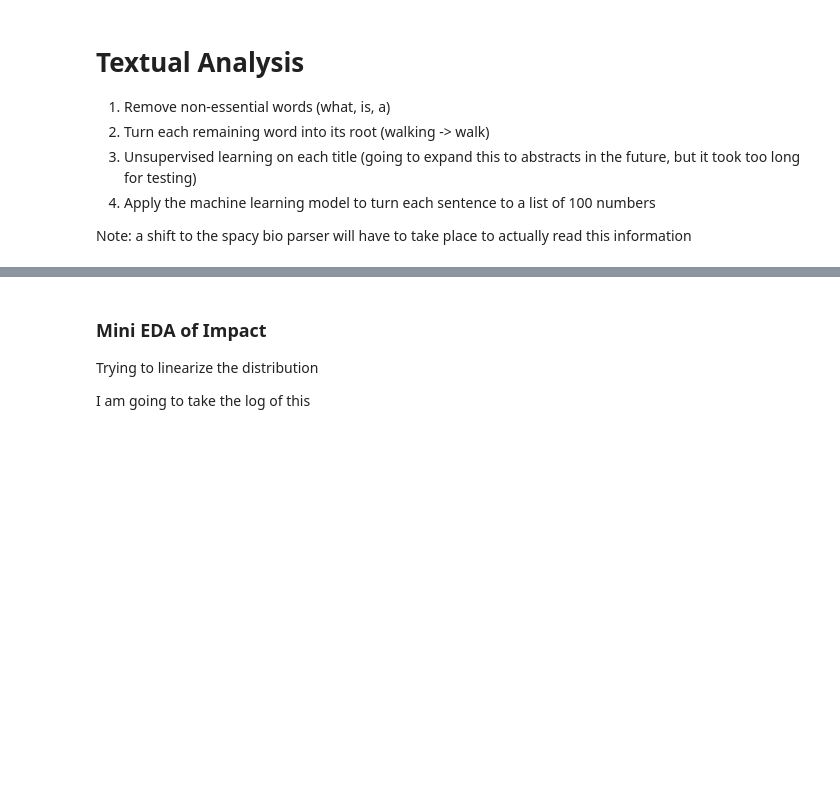
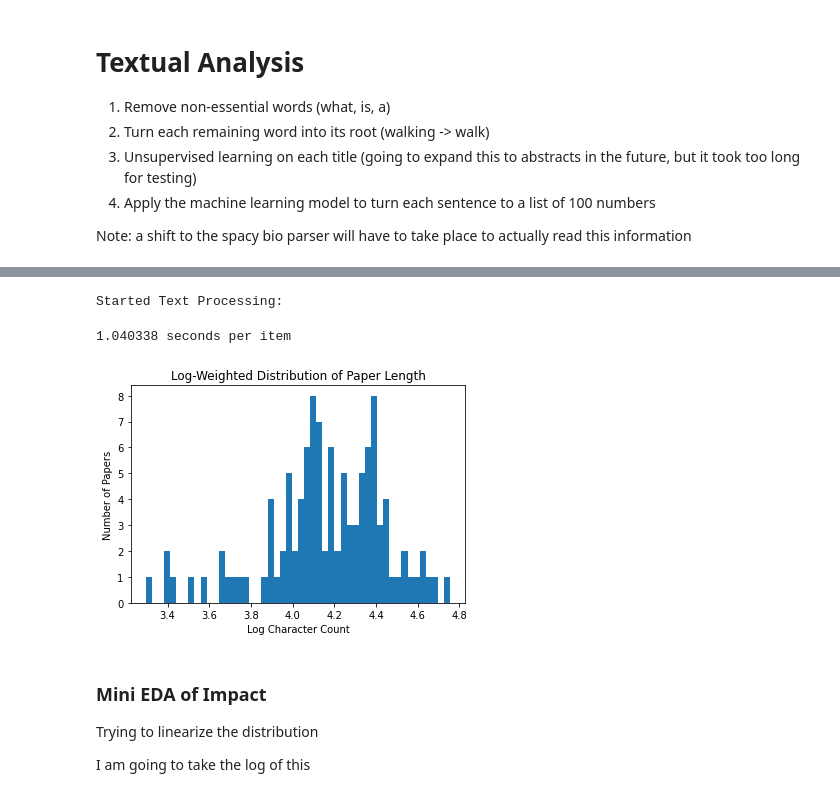
Before and after one commit to wkaisertexas/COVID-Paper-Clustering, a Jupyter notebook: covid-19-data-analysis.ipynb, the cells around one changed output, grey strips where cells are left out. Cells and saved outputs as stored; diff of their text form; code cells hidden in the pictures; blank space fills up the shorter version.

Commit message:
Kaggle Notebook | COVID 19 Data Analysis | Version 28

```diff
--- a/covid-19-data-analysis.ipynb
+++ b/covid-19-data-analysis.ipynb
@@ -150,7 +201,7 @@ del null # Just mutes the text
 import spacy
 from spacy.lang.en.stop_words import STOP_WORDS
 # %%
-data = data.iloc[:80000,:] # Goes down to 60,000 entries (I am super worried about ram wtf!)
+data = data.iloc[:150,:] # Goes down to 60,000 entries (I am super worried about ram wtf!)
 # %%
 import string
 
@@ -165,8 +215,11 @@ custom_stop_words = [
 ]
 
 for w in custom_stop_words:
-    if w not in stopwords:
-        stopwords.append(w)
+    stopwords.add(w)
+
+for p in punctuations:
+    stopwords.add(p) # I know this is so filthy!
+# Stop Elements is now Stop words and stop punctuation all in one (I think this should be faster too, but only slightly)
 # %%
 print(f"Rows Before: {len(data.index):20d}")
 data.dropna(subset=['pdf_json_files'], inplace=True)
@@ -208,36 +266,57 @@ print(f"Rows After: {len(data.index):10d}")
 # %%
+# Tries to do some garbage collection
 import gc
-gc.collect() # Does a little Garbage Collection
+gc.collect()
 
+import pickle
 import scispacy
+import time
 
-spacy.prefer_gpu(gpu_id=0) # Does not actually bottleneck as GPU performance is limited
-parser = spacy.load("en_core_sci_lg")
-parser.max_length = 7000000
+# Loads the model (not GPU-optimized regardless)
+spacy.prefer_gpu() # Does not actually bottleneck as GPU performance is limited
+nlp = spacy.load("en_core_sci_lg")
+nlp.max_length = 7000000
 
 def spacy_tokenizer(sentence):
-    mytokens = parser(sentence)
+    mytokens = nlp(sentence)
     mytokens = [ word.lemma_.lower().strip() if word.lemma_ != "-PRON-" else word.lower_ for word in mytokens ]
-    mytokens = [ word for word in mytokens if word not in stopwords and word not in punctuations ]
-    mytokens = " ".join([i for i in mytokens])
+    mytokens = ' '.join([ word for word in mytokens if word not in stopwords and word not in punctuations])
     return mytokens
 
-data['processed_text'] = full_text.progress_apply(spacy_tokenizer)
+# About 2 per second. REALLY SLOW!
+print("Started Text Processing:")
+time_before = time.time()
+
+# TODO: Think about using DASK Here
+data['processed_text'] = full_text.progress_apply(spacy_tokenizer) # This will not work in the notebook
+time_after = time.time()
+
+print(f"{(time_after-time_before)/len(data.index):3.6f} seconds per item")
+
+# Dumps the Processed Text
+pickle.dump(data['processed_text'].tolist(), open("processed_text.p", "wb"))
+
+# Memory Saving Measures
 del full_text
-del parser
+del nlp
+# %% [output]
+Started Text Processing:
+1.040338 seconds per item
 # %%
 # Makes a histogram of paper length
 from math import log10
 
 log_function = log10
 
-paper_length = data['processed_text'].progress_apply(lamda x: log_function(x + 1))
+paper_length = data['processed_text'].progress_apply(lambda x: log_function(len(x) + 1))
 
 plt.hist(paper_length, bins=50)
 plt.title("Log-Weighted Distribution of Paper Length")
 plt.xlabel("Log Character Count")
 plt.ylabel("Number of Papers")
 plt.savefig("PaperLength.png")
 plt.show()
 
 del paper_length
+# %% [output]
+[figure, added]
```
Also changed, not shown: parts of 43 cells of this notebook.
